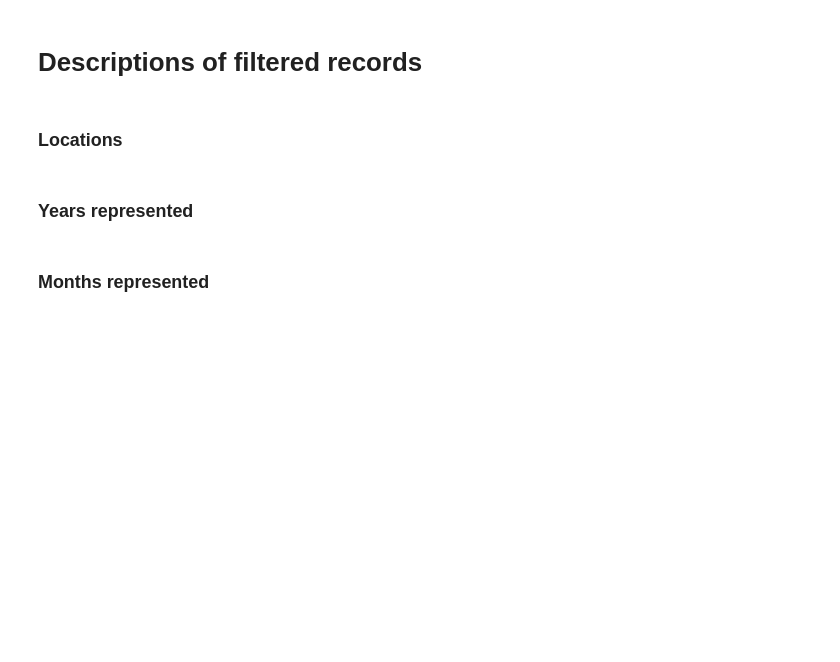
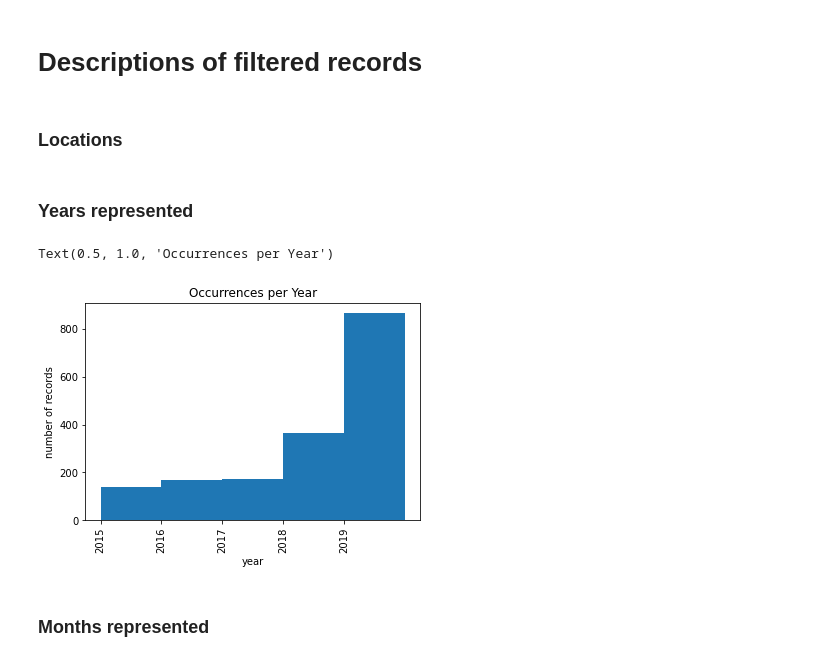
Before and after one commit to AdelsteinJillTPF/wildlife-wrangler, a Jupyter notebook: NEW_TEMPLATE.ipynb, the cells around one changed output. Drawn from its saved outputs; the diff is of its cells as text; code cells hidden in the pictures; blank space fills up the shorter version.

```diff
--- a/NEW_TEMPLATE.ipynb
+++ b/NEW_TEMPLATE.ipynb
@@ -242,6 +242,11 @@ if filter_set_json != "":
         filter_set = json.load(f)
         f.close()
 
+    # Replace empty strings with None
+    for x in filter_set.keys():
+        if filter_set[x] == "":
+            filter_set[x] = None
+
 pprint.pprint(filter_set)
 # %% [output]
 {'bases_omit': None,
@@ -264,3 +271,8 @@ pprint.pprint(filter_set)
+# %%
+output_db_conn= sqlite3.connect(output_database)
+cursor = output_db_conn.cursor()
+pd.DataFrame(taxon_info.values(), taxon_info.keys()).applymap(str).to_sql(name='taxon_concept', con=output_db_conn, if_exists='replace')
+pd.DataFrame(filter_set.values(), filter_set.keys()).applymap(str).to_sql(name='filter_set', con=output_db_conn, if_exists='replace')
 # %% [markdown]
 ## Run Processes
 # %%
@@ -429,16 +416,19 @@ except Exception as e:
 # %% [markdown]
 ### Years represented
 # %%
-occ_years = [int(x[0]) for x in curs_occ.execute("SELECT strftime('%Y', occurrenceDate) FROM occurrences").fetchall()]
-years = connjup.execute("SELECT years_range FROM gbif_requests WHERE request_id = '{0}'".format(gbif_req_id)).fetchone()[0]
+occ_years = [int(x[0]) for x in cursor.execute("SELECT strftime('%Y', eventDate) FROM occurrence_records").fetchall()]
+years = filter_set['years_range']
 years = years.split(',')
 yearsrng = list(range(int(years[0]), int(years[1]), 1))
 binsnum = int(years[1]) - int(years[0])
 plt.hist(occ_years, bins=binsnum)
 plt.ylabel("number of records")
 plt.xlabel("year")
 plt.xticks(yearsrng, rotation=90)
 plt.title("Occurrences per Year")
+# %% [output]
+Text(0.5, 1.0, 'Occurrences per Year')
+[figure, added]
 # %% [markdown]
 ### Months represented
 # %%
```
Also changed, not shown: parts of 48 cells of this notebook, 3 other files.
